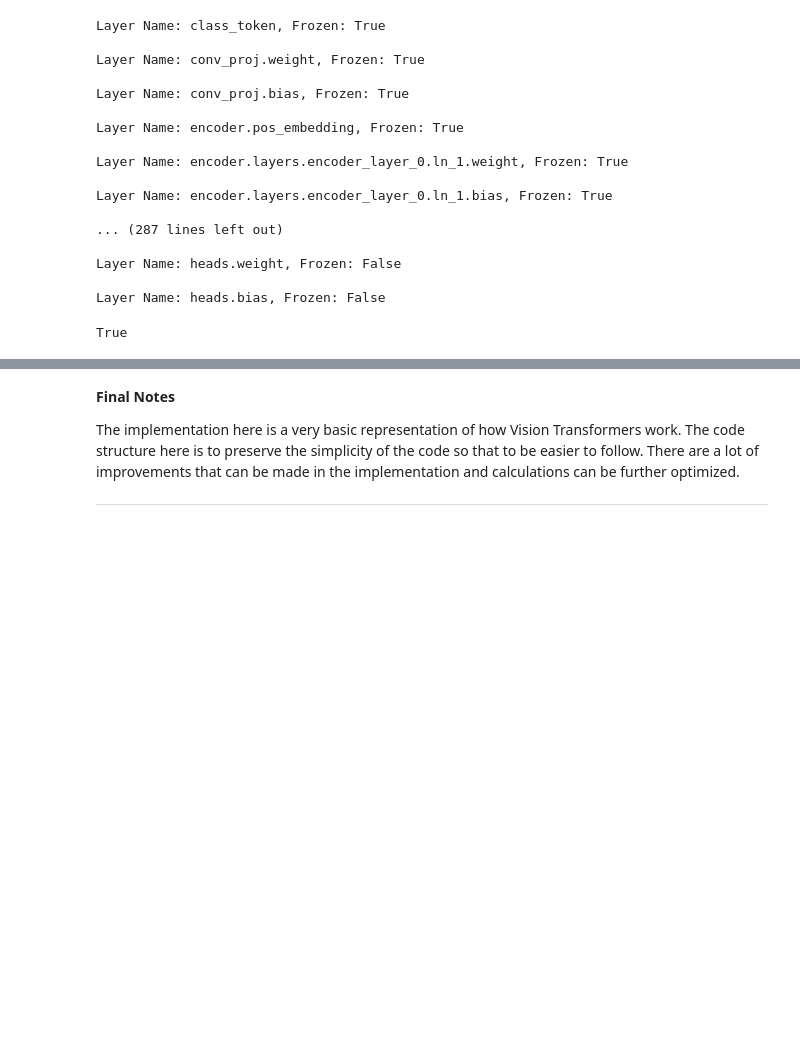
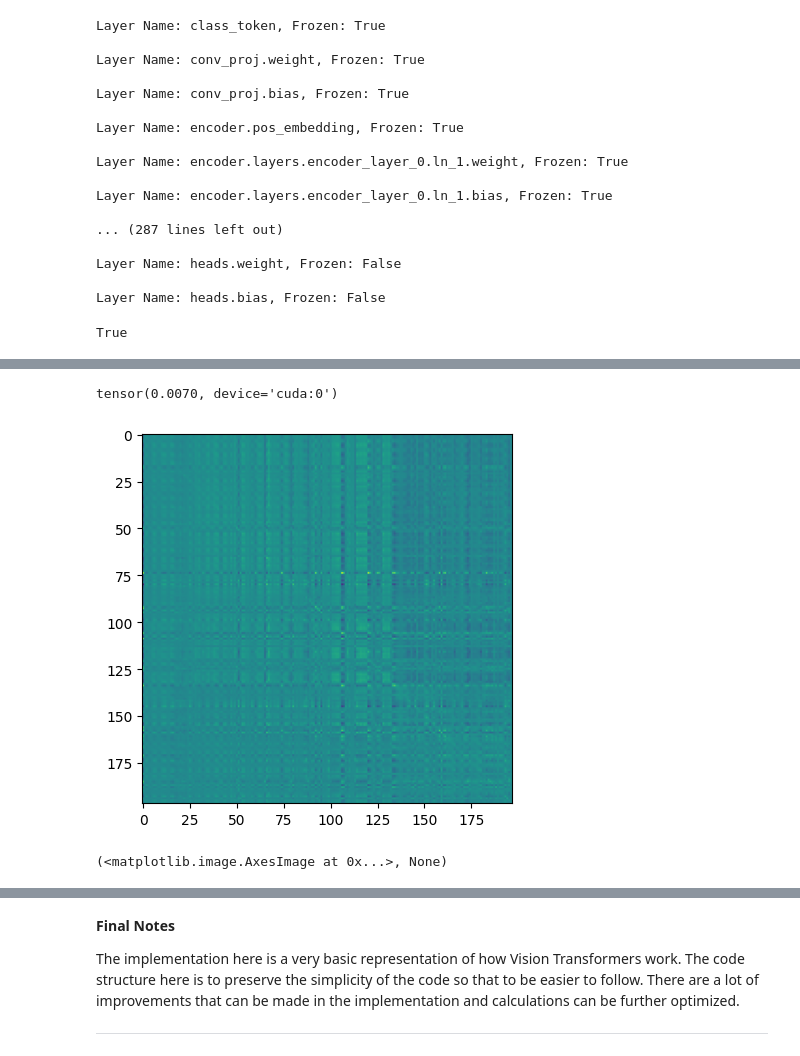
Before and after one commit to IVUL-KAUST/TahakomTraining, a Jupyter notebook: Week-1-Transformers/Day2-Vision-Transformer.ipynb, the cells around one changed output, grey strips where cells are left out. Cells and saved outputs as stored; diff of their text form; code cells hidden in the pictures; blank space fills up the shorter version.

```diff
--- a/Week-1-Transformers/Day2-Vision-Transformer.ipynb
+++ b/Week-1-Transformers/Day2-Vision-Transformer.ipynb
@@ -1007,0 +1146,13 @@ about the 2D positions of the patches and all spatial relations between the patc
+# %%
+# Visualize position embedding similarities.
+# One cell shows cos similarity between an embedding and all the other embeddings.
+cos = torch.nn.CosineSimilarity(dim=1, eps=1e-6)
+fig = plt.figure(figsize=(8, 8))
+fig.suptitle("Visualization of position embedding similarities", fontsize=16)
+for i in range(1, pos_embed.shape[1]):
+    sim = F.cosine_similarity(pos_embed[0, i:i+1], pos_embed[0, 1:], dim=1)
+    sim = sim.reshape((14, 14)).detach().cpu().numpy()
+    ax = fig.add_subplot(14, 14, i)
+    ax.axes.get_xaxis().set_visible(False)
+    ax.axes.get_yaxis().set_visible(False)
+    ax.imshow(sim)
@@ -1007,0 +1172,28 @@ about the 2D positions of the patches and all spatial relations between the patc
+# %%
+features=[]
+def hook(module, input, output):
+    """
+    A hook function to capture the output of a specific layer during the forward pass.
+
+    This function is attached to a model layer and is called every time the layer processes input.
+    It captures the output of the layer and appends it to a global list `features`.
+
+    Args:
+        module (torch.nn.Module): The layer to which this hook is attached.
+        input (tuple): The input to the `module`. This is a tuple of tensors representing the inputs to the module.
+        output (torch.Tensor): The output from the `module`. This is the tensor produced by the module as output.
+
+    """
+    # This is where the output of the layer is captured and appended to the global list `features`.
+    features.append(output)
+
+# Attach the hook to the layer of interest
+# Since we want to see the visualization of the last layer in the encoder (layer 11) we will attach it to the hook
+#The last component generating features for the the self-attention in encoder layer 11 is ln_1 (LayerNormalization), so we extract the features from
+handle = vision_transformer.encoder.layers.encoder_layer_0.ln_1.register_forward_hook(hook)
+vision_transformer.eval()
+
+# Pass the image through the model at the inference mode
+with torch.no_grad():
+    outputs = vision_transformer(img_tensor)
+handle.remove()
@@ -1007,0 +1316,9 @@ about the 2D positions of the patches and all spatial relations between the patc
+# %%
+att_weights[3][0].max()
+# %% [output]
+tensor(0.0070, device='cuda:0')
+# %%
+plt.imshow(att_weights[3][0].detach().cpu().numpy()), plt.show()
+# %% [output]
+[figure, added]
+(<matplotlib.image.AxesImage at 0x...>, None)
```
Also changed, not shown: parts of 68 cells of this notebook.
